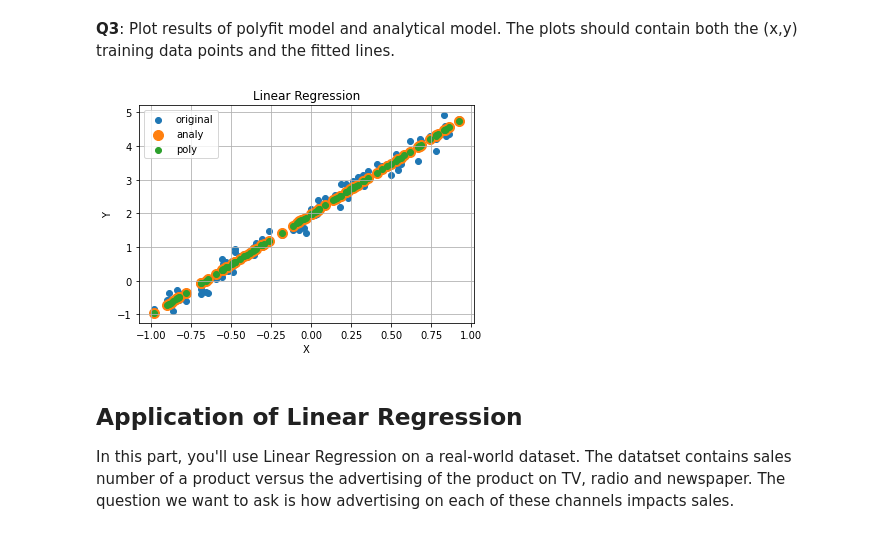
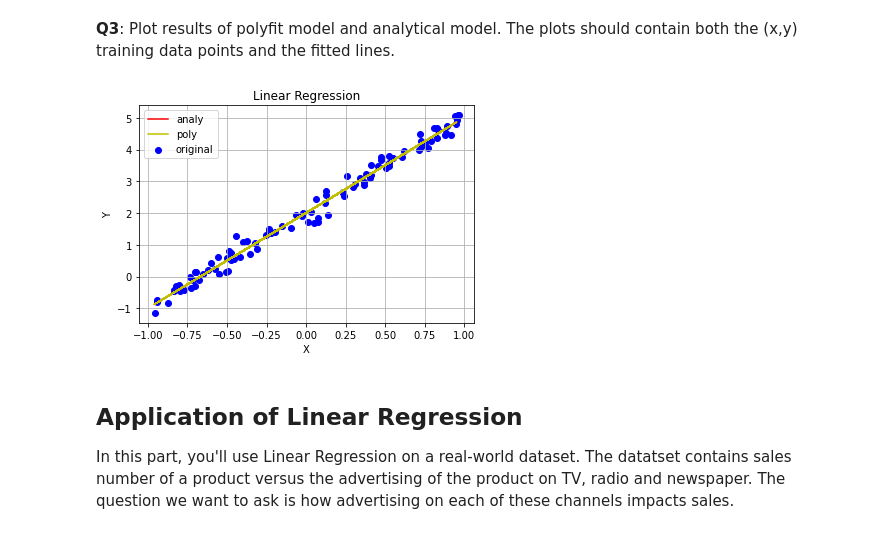
Before and after one commit to yeb2Binfang/ECE-GY-9163-ML-cyber, a Jupyter notebook: Lab/MLSec_Lab0.ipynb, the cells around one changed output. Saved outputs shown, nothing was run; the diff lists cells and outputs as text; code cells hidden in the pictures.

```diff
--- a/Lab/MLSec_Lab0.ipynb
+++ b/Lab/MLSec_Lab0.ipynb
@@ -63,14 +63,14 @@ xplot = np.random.uniform(-1,1,nsamp);
 
 # prediction
 # get prediction on data xplot
-ypredict = beta0 + beta1*xd
+ypredict = beta0 + beta1*xplot
 # %% [markdown]
 **Polyfit Model Prediction**
 # %%
 #use the polyfit function
 polyfitModel = poly.polyfit(xd,yd,1)
 # use the polyval function to evaluate polyfitModel at x = xplot
-yfit = poly.polyval(xd, polyfitModel)
+yfit = poly.polyval(xplot, polyfitModel)
 # %% [markdown]
 ### Plot Result
 # %% [markdown]
@@ -78,19 +78,19 @@ yfit = poly.polyval(xd, polyfitModel)
 # %%
 #plot your results
 fig, ax = plt.subplots()
-ax.scatter(xd, yd)
+ax.scatter(xd, yd,c='b')
 
 # Plot polyfit model and analytical model result:
 # Your Code
-ax.scatter(xd, ypredict,s=100)
-ax.scatter(xd,yfit)
-ax.legend(["original","analy","poly"])
+ax.plot(xplot, ypredict,'r')
+ax.plot(xplot,yfit,'y')
+ax.legend(["analy","poly","original"])
 ax.set(xlabel='X', ylabel='Y',
        title='Linear Regression')
 ax.grid()
 plt.show()
 # %% [output]
-[figure, old version]
+[figure, new version]
 # %% [markdown]
 ## Application of Linear Regression
 
```
Also changed, not shown: parts of 6 cells of this notebook.
